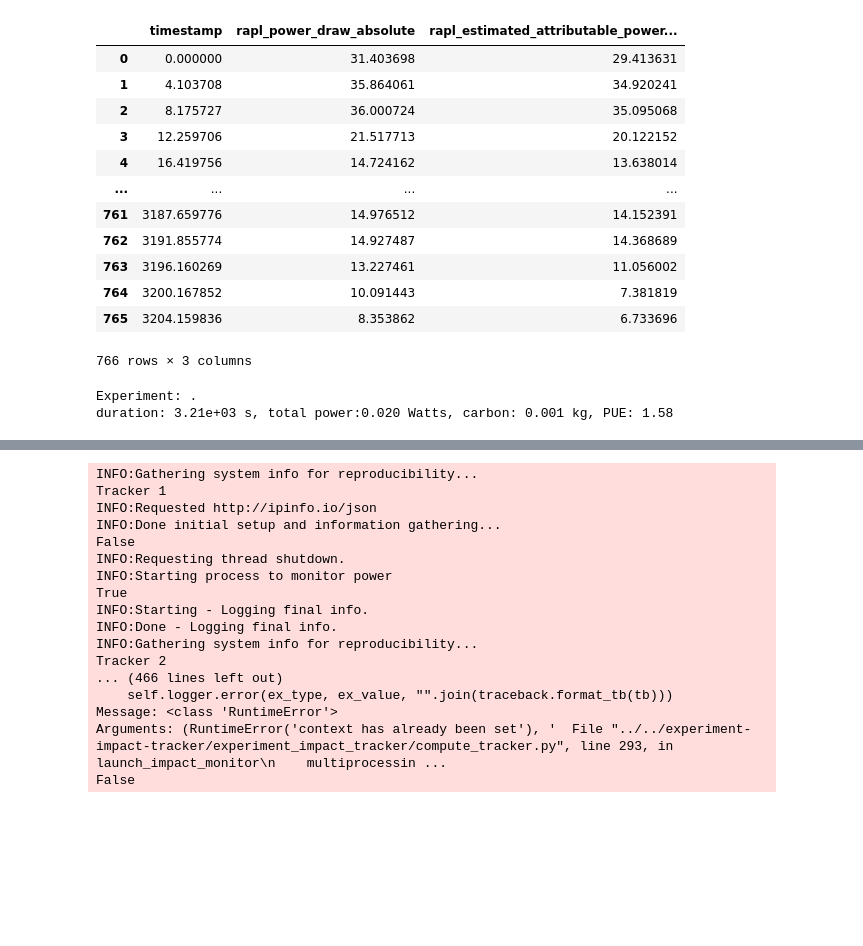
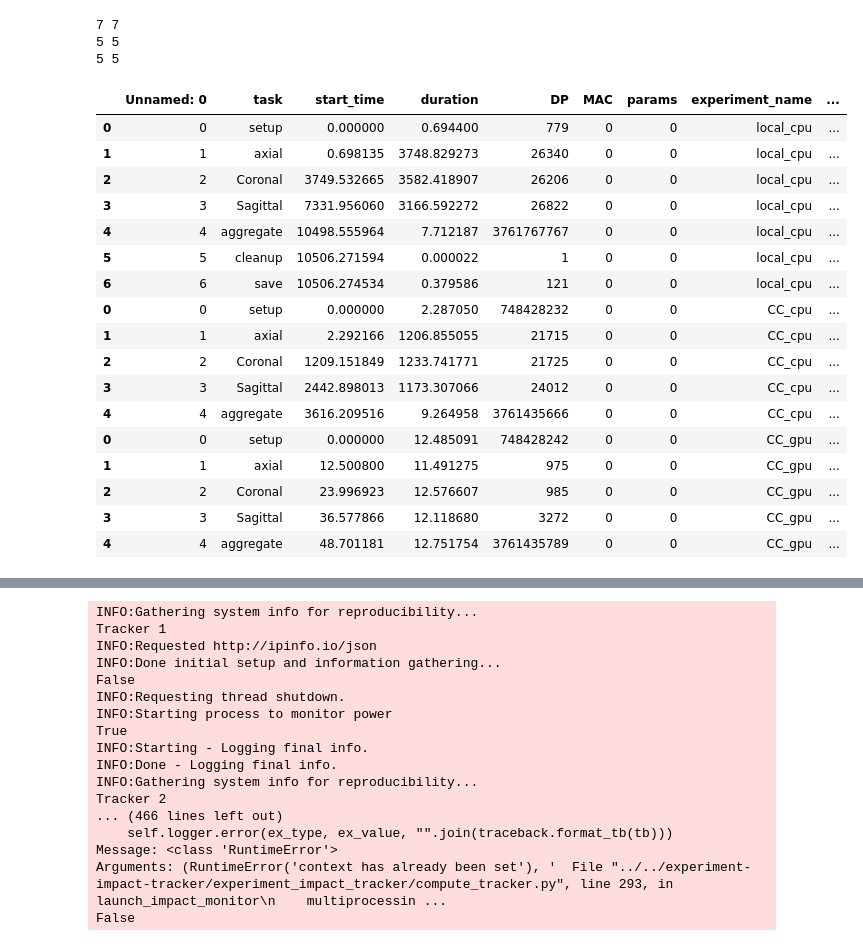
Before and after one commit to Deep-MI/FastSurfer, a Jupyter notebook: FastSurferCNN/experiment_dashboard.ipynb, the cells around one changed output, grey strips where cells are left out. Cells and saved outputs as stored; diff of their text form; code cells hidden in the pictures; blank space fills up the shorter version.

```diff
--- a/FastSurferCNN/experiment_dashboard.ipynb
+++ b/FastSurferCNN/experiment_dashboard.ipynb
@@ -30,30 +17,0 @@ Number of samples in tracker log: 766
-# %%
-power_df
-# %% [output]
-|  | timestamp | rapl_power_draw_absolute | rapl_estimated_attributable_power... |
-| 0 | 0.000000 | 31.403698 | 29.413631 |
-| 1 | 4.103708 | 35.864061 | 34.920241 |
-| 2 | 8.175727 | 36.000724 | 35.095068 |
-| 3 | 12.259706 | 21.517713 | 20.122152 |
-| 4 | 16.419756 | 14.724162 | 13.638014 |
-| ... | ... | ... | ... |
-| 761 | 3187.659776 | 14.976512 | 14.152391 |
-| 762 | 3191.855774 | 14.927487 | 14.368689 |
-| 763 | 3196.160269 | 13.227461 | 11.056002 |
-| 764 | 3200.167852 | 10.091443 | 7.381819 |
-| 765 | 3204.159836 | 8.353862 | 6.733696 |
-766 rows × 3 columns
-# %%
-power_df = log_df[0][['timestamp','rapl_power_draw_absolute','rapl_estimated_attributable_power_draw']]
-power_df['timestamp'] = power_df['timestamp'] - power_df['timestamp'][0]
-
-epochs = flops_df['start_time'] - flops_df['start_time'][0]
-
-data_interface = DataInterface([logdir])
-total_power = data_interface.total_power
-total_carbon = data_interface.kg_carbon
-PUE = data_interface.PUE
-print('Experiment: {}\nduration: {:4.3} s, total power:{:4.3f} Watts, carbon: {:4.3f} kg, PUE: {}'.format(logdir.rsplit('/')[0], flops_df['duration'].sum(), total_power, total_carbon, PUE))
-# %% [output]
-Experiment: .
-duration: 3.21e+03 s, total power:0.020 Watts, carbon: 0.001 kg, PUE: 1.58
@@ -59,0 +65,39 @@ duration: 3.21e+03 s, total power:0.020 Watts, carbon: 0.001 kg, PUE: 1.58
+# %%
+experiment_dict = {'local_cpu':('./logs/track_sub_0062_benchmark/',False),
+                   'CC_cpu':('./logs/CC_cpu_test/',False),
+                   'CC_gpu':('./logs/CC_gpu_test/',True)}
+
+power_df_concat = pd.DataFrame()
+flops_df_concat = pd.DataFrame()
+tracker_summary_df_concat = pd.DataFrame()
+
+for k,v in experiment_dict.items():
+    power_df, flops_df, tracker_summary_df = get_tracker_data(k, v[0], v[1])
+    power_df_concat = power_df_concat.append(power_df)
+    flops_df_concat = flops_df_concat.append(flops_df)
+    tracker_summary_df_concat = tracker_summary_df_concat.append(tracker_summary_df)
+# %% [output]
+7 7
+5 5
+5 5
+# %%
+flops_df_concat
+# %% [output]
+|  | Unnamed: 0 | task | start_time | duration | DP | MAC | params | experiment_name | ... |
+| 0 | 0 | setup | 0.000000 | 0.694400 | 779 | 0 | 0 | local_cpu | ... |
+| 1 | 1 | axial | 0.698135 | 3748.829273 | 26340 | 0 | 0 | local_cpu | ... |
+| 2 | 2 | Coronal | 3749.532665 | 3582.418907 | 26206 | 0 | 0 | local_cpu | ... |
+| 3 | 3 | Sagittal | 7331.956060 | 3166.592272 | 26822 | 0 | 0 | local_cpu | ... |
+| 4 | 4 | aggregate | 10498.555964 | 7.712187 | 3761767767 | 0 | 0 | local_cpu | ... |
+| 5 | 5 | cleanup | 10506.271594 | 0.000022 | 1 | 0 | 0 | local_cpu | ... |
+| 6 | 6 | save | 10506.274534 | 0.379586 | 121 | 0 | 0 | local_cpu | ... |
+| 0 | 0 | setup | 0.000000 | 2.287050 | 748428232 | 0 | 0 | CC_cpu | ... |
+| 1 | 1 | axial | 2.292166 | 1206.855055 | 21715 | 0 | 0 | CC_cpu | ... |
+| 2 | 2 | Coronal | 1209.151849 | 1233.741771 | 21725 | 0 | 0 | CC_cpu | ... |
+| 3 | 3 | Sagittal | 2442.898013 | 1173.307066 | 24012 | 0 | 0 | CC_cpu | ... |
+| 4 | 4 | aggregate | 3616.209516 | 9.264958 | 3761435666 | 0 | 0 | CC_cpu | ... |
+| 0 | 0 | setup | 0.000000 | 12.485091 | 748428242 | 0 | 0 | CC_gpu | ... |
+| 1 | 1 | axial | 12.500800 | 11.491275 | 975 | 0 | 0 | CC_gpu | ... |
+| 2 | 2 | Coronal | 23.996923 | 12.576607 | 985 | 0 | 0 | CC_gpu | ... |
+| 3 | 3 | Sagittal | 36.577866 | 12.118680 | 3272 | 0 | 0 | CC_gpu | ... |
+| 4 | 4 | aggregate | 48.701181 | 12.751754 | 3761435789 | 0 | 0 | CC_gpu | ... |
```
Also changed, not shown: parts of 11 cells of this notebook, 16 other files.
